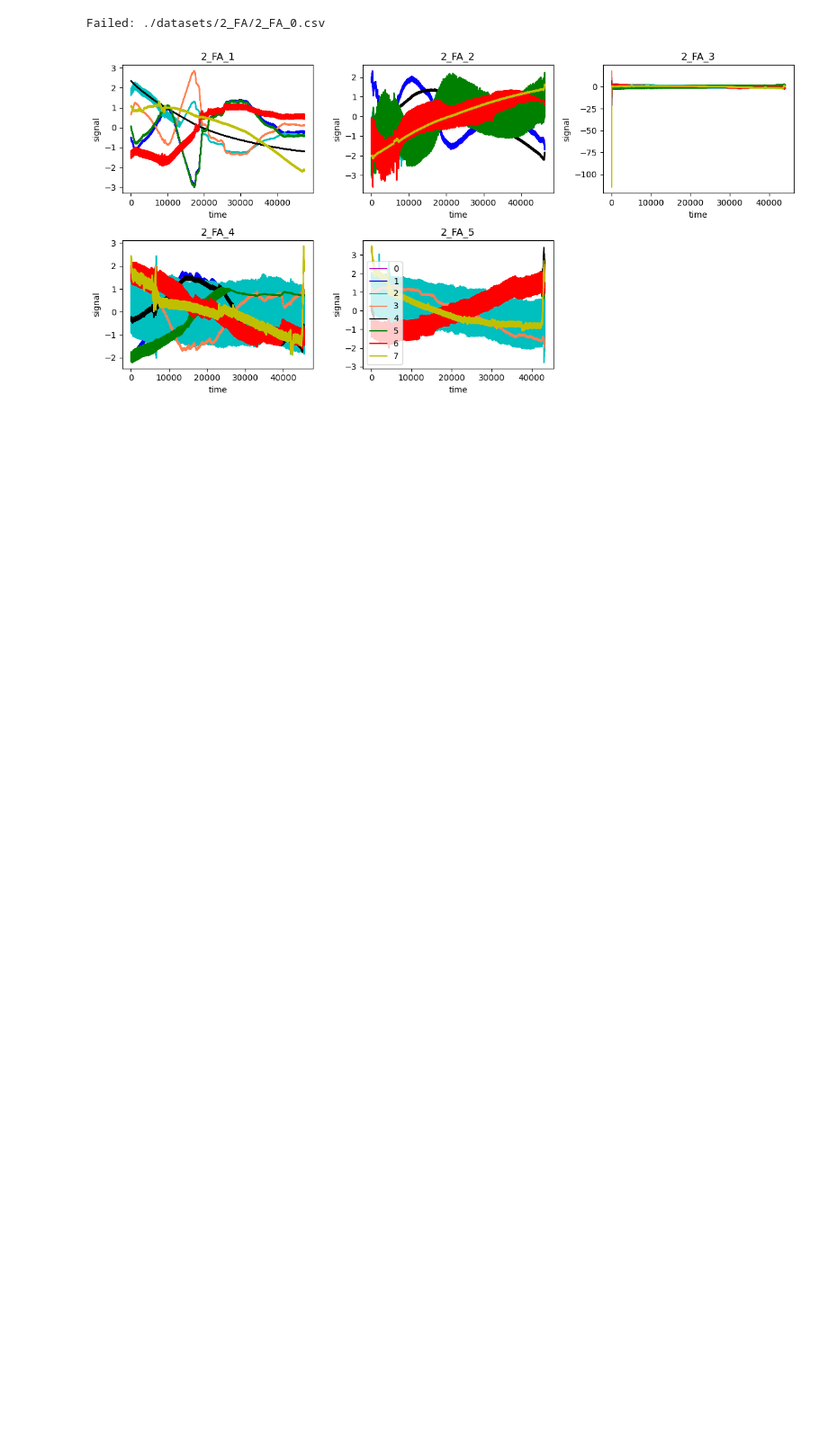
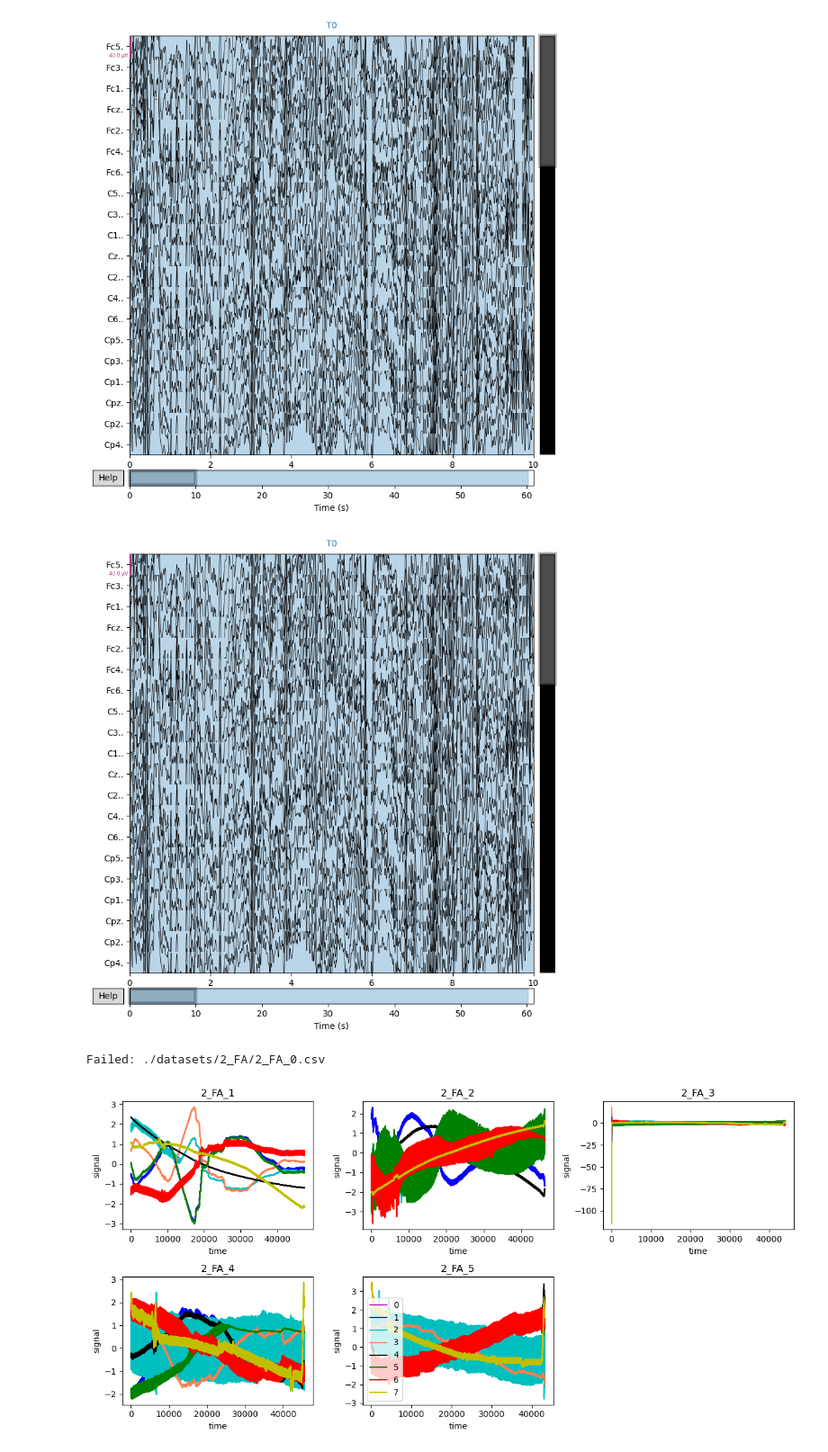
Before and after one commit to sunyshore/eeg, a Jupyter notebook: dataset_creation/data_cleaning.ipynb, the cells around one changed output. Shown at 90% size. Cells and saved outputs as stored; diff of their text form; code cells hidden in the pictures; blank space fills up the shorter version.

```diff
--- a/dataset_creation/data_cleaning.ipynb
+++ b/dataset_creation/data_cleaning.ipynb
@@ -109,0 +123,4 @@ def plot_all(subject=subject, disp_channels=8, start=5):
+# %%
+raw = mne.io.read_raw_edf("../datasets/S001R01.edf")
+clean(raw)
+# %% [output]
@@ -109,0 +165,2 @@ def plot_all(subject=subject, disp_channels=8, start=5):
+[figure, added]
+[figure, added]
```
Also changed, not shown: parts of 5 cells of this notebook.
